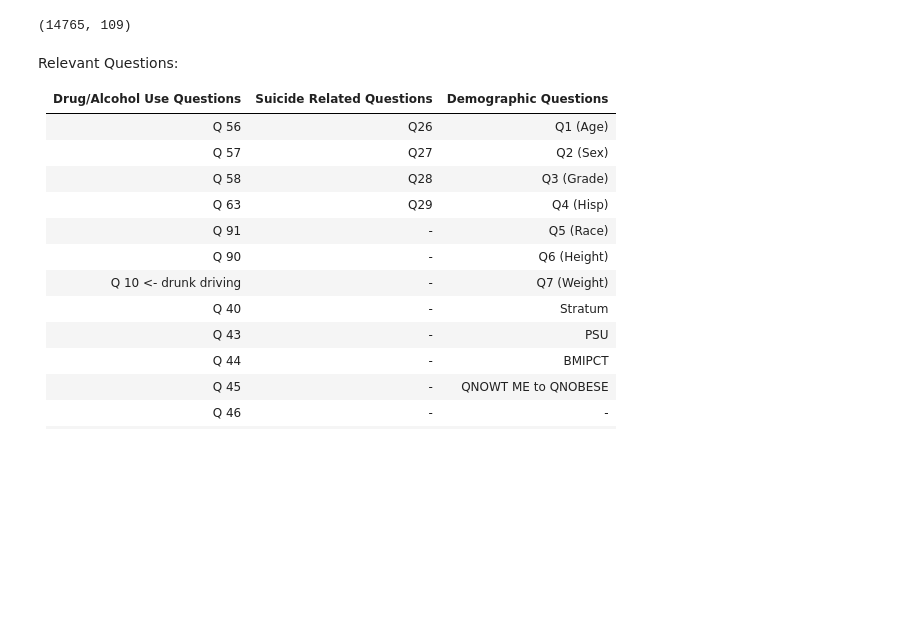
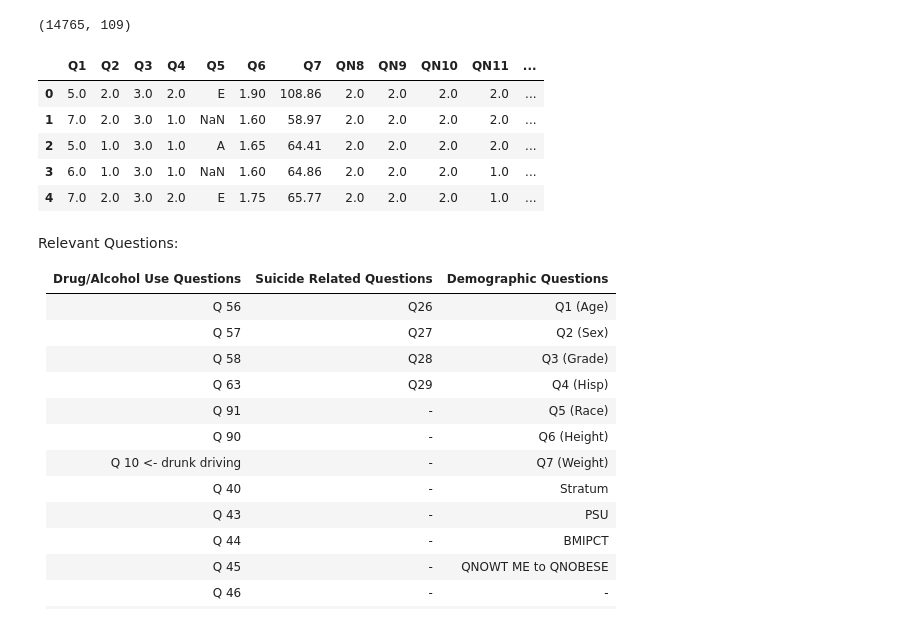
Before and after one commit to laurajel/Capstone_Proj, a Jupyter notebook: EDA_and_Preproc/ADS_EDA.ipynb, the cells around one changed output. Cells and saved outputs as stored; diff of their text form; code cells hidden in the pictures; blank space fills up the shorter version.

```diff
--- a/EDA_and_Preproc/ADS_EDA.ipynb
+++ b/EDA_and_Preproc/ADS_EDA.ipynb
@@ -6,6 +6,15 @@ yrbs =  pd.read_csv("../Data/weighted_2017.csv")
 data.shape
 # %% [output]
 (14765, 109)
+# %%
+yrbs.head()
+# %% [output]
+|  | Q1 | Q2 | Q3 | Q4 | Q5 | Q6 | Q7 | QN8 | QN9 | QN10 | QN11 | ... |
+| 0 | 5.0 | 2.0 | 3.0 | 2.0 | E | 1.90 | 108.86 | 2.0 | 2.0 | 2.0 | 2.0 | ... |
+| 1 | 7.0 | 2.0 | 3.0 | 1.0 | NaN | 1.60 | 58.97 | 2.0 | 2.0 | 2.0 | 2.0 | ... |
+| 2 | 5.0 | 1.0 | 3.0 | 1.0 | A | 1.65 | 64.41 | 2.0 | 2.0 | 2.0 | 2.0 | ... |
+| 3 | 6.0 | 1.0 | 3.0 | 1.0 | NaN | 1.60 | 64.86 | 2.0 | 2.0 | 2.0 | 1.0 | ... |
+| 4 | 7.0 | 2.0 | 3.0 | 2.0 | E | 1.75 | 65.77 | 2.0 | 2.0 | 2.0 | 1.0 | ... |
 # %% [markdown]
 Relevant Questions:
 
```
Also changed, not shown: parts of 7 cells of this notebook, 1 other file.
